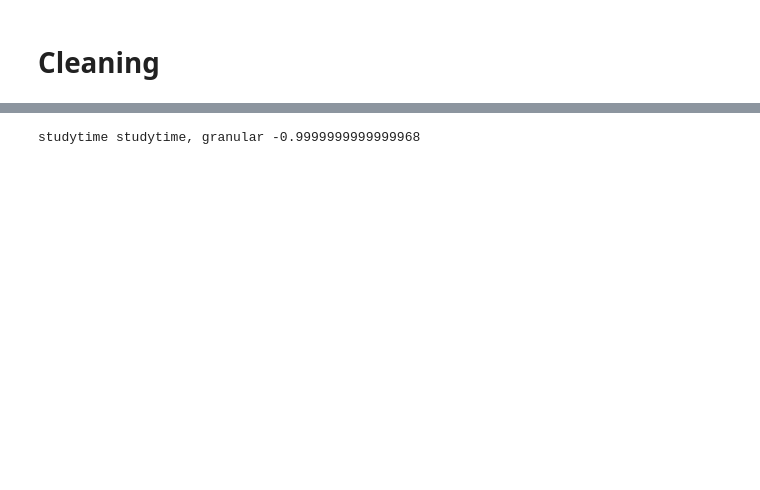
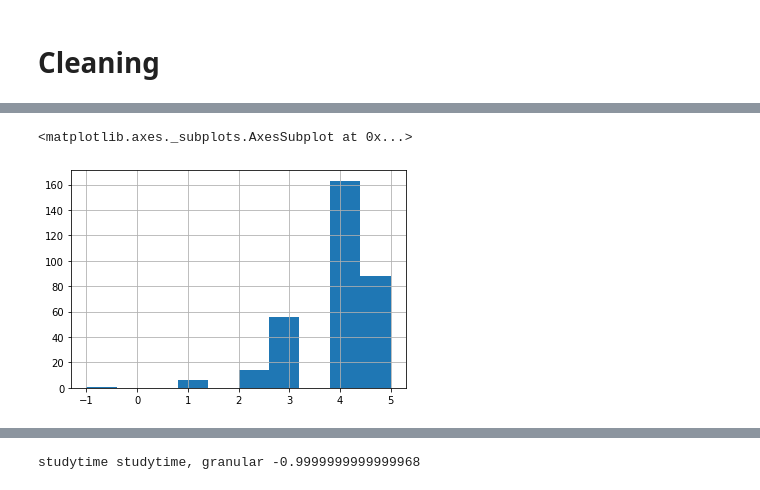
Before and after one commit to sashakang/skillfactory_rds, a Jupyter notebook: PROJECT-2 EDA/PROJECT-2 EDA.ipynb, the cells around one changed output, grey strips where cells are left out. Drawn from its saved outputs; the diff is of its cells as text; code cells hidden in the pictures; blank space fills up the shorter version.

```diff
--- a/PROJECT-2 EDA/PROJECT-2 EDA.ipynb
+++ b/PROJECT-2 EDA/PROJECT-2 EDA.ipynb
@@ -21,0 +82,6 @@ df.dropna(subset=['score'], inplace=True)
+# %%
+# проверим распределение famrel
+df.famrel.hist()
+# %% [output]
+<matplotlib.axes._subplots.AxesSubplot at 0x...>
+[figure, added]
```
Also changed, not shown: parts of 47 cells of this notebook, 1 other file.
